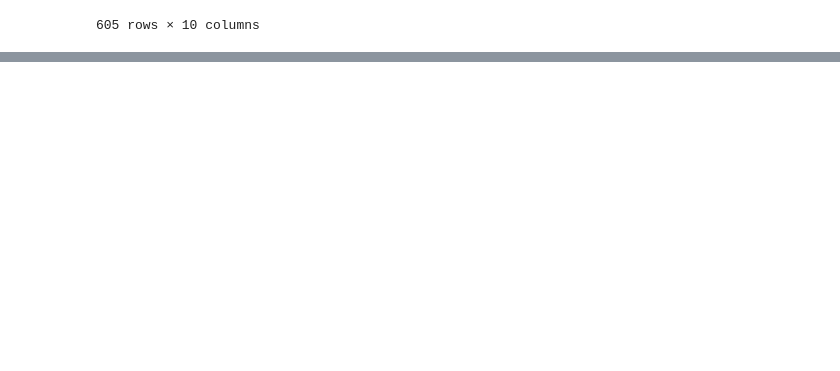
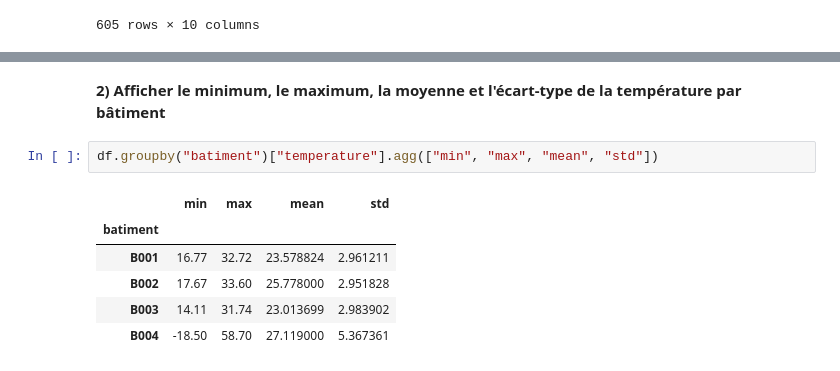
Before and after one commit to maigadems/Atelier-Pandas, a Jupyter notebook: atelier_pandas_iot/notebooks/atelier_pandas_iot.ipynb, the cells around one changed output, grey strips where cells are left out. Drawn from its saved outputs; the diff is of its cells as text; blank space fills up the shorter version.

Commit message:
analyser les dataframe

```diff
--- a/atelier_pandas_iot/notebooks/atelier_pandas_iot.ipynb
+++ b/atelier_pandas_iot/notebooks/atelier_pandas_iot.ipynb
@@ -407,0 +421,11 @@ df.sort_values(["batiment", "temperature"], ascending=[True, False])
+# %% [markdown]
+**2) Afficher le minimum, le maximum, la moyenne et l'écart-type de la température par bâtiment**
+# %%
+df.groupby("batiment")["temperature"].agg(["min", "max", "mean", "std"])
+# %% [output]
+|  | min | max | mean | std |
+| batiment |  |  |  |  |
+| B001 | 16.77 | 32.72 | 23.578824 | 2.961211 |
+| B002 | 17.67 | 33.60 | 25.778000 | 2.951828 |
+| B003 | 14.11 | 31.74 | 23.013699 | 2.983902 |
+| B004 | -18.50 | 58.70 | 27.119000 | 5.367361 |
```
Also changed, not shown: parts of 15 cells of this notebook, 1 other file.
